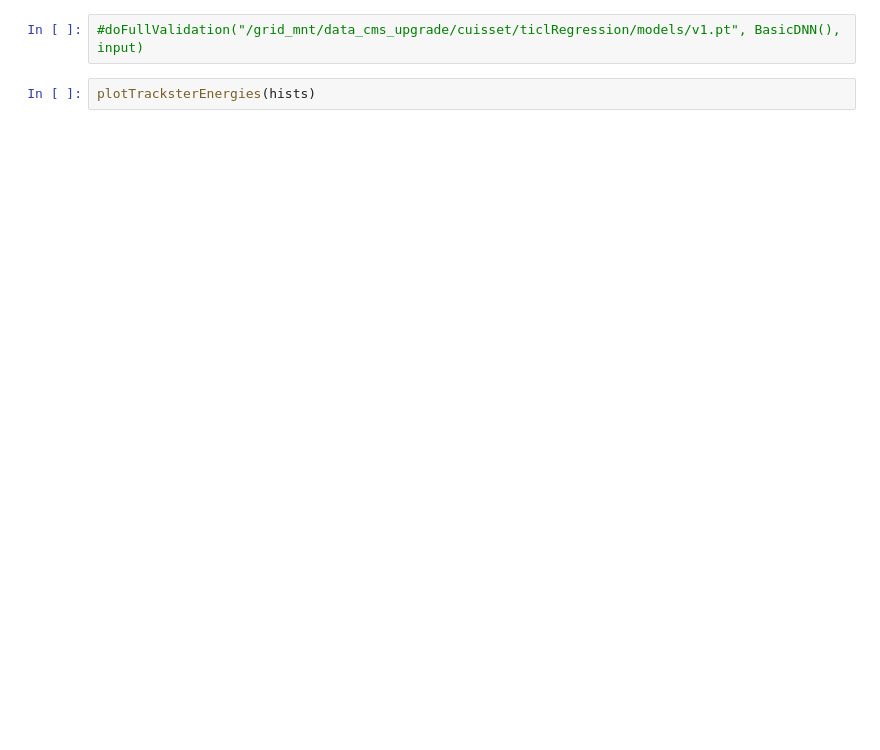
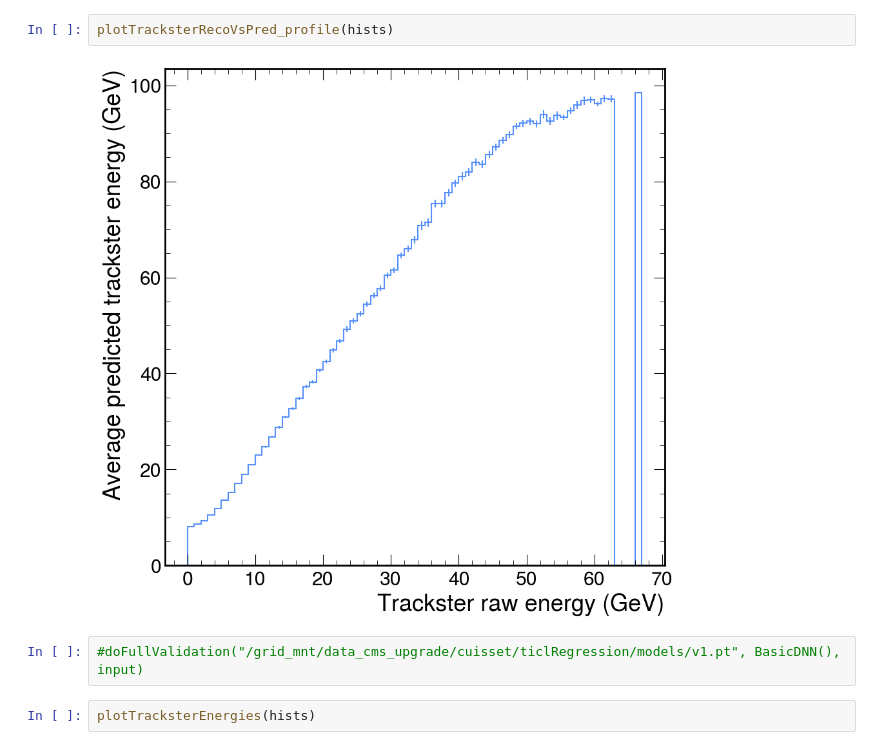
Before and after one commit to tcuisset/hgcalFastTracksterRegression, a Jupyter notebook: dnn/validation.ipynb, the cells around one changed output. Cells and saved outputs as stored; diff of their text form; blank space fills up the shorter version.

```diff
--- a/dnn/validation.ipynb
+++ b/dnn/validation.ipynb
@@ -25,3 +42,7 @@ hists = inferenceOnSavedModel("/grid_mnt/data_cms_upgrade/cuisset/ticlRegression
+# %%
+plotTracksterRecoVsPred_profile(hists)
+# %% [output]
+[figure, added]
 # %%
 #doFullValidation("/grid_mnt/data_cms_upgrade/cuisset/ticlRegression/models/v1.pt", BasicDNN(), input)
 # %%
```
Also changed, not shown: parts of 9 cells of this notebook, 8 other files.
